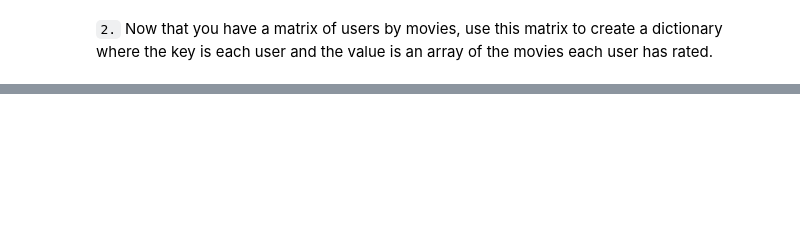
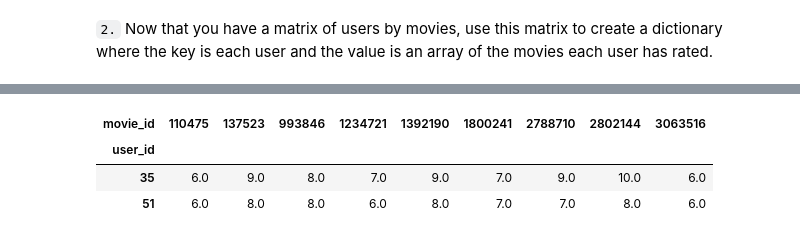
Before and after one commit to vpontello/DataScience_Nanodegree, a Jupyter notebook: 04_Experimental_Design_and_Recommendations/06_Recommendation_Engines/04_exercise_collaborative_filtering/collaborative_filtering.ipynb, the cells around one changed output, grey strips where cells are left out. Saved outputs shown, nothing was run; the diff lists cells and outputs as text; code cells hidden in the pictures; blank space fills up the shorter version.

```diff
--- a/04_Experimental_Design_and_Recommendations/06_Recommendation_Engines/04_exercise_collaborative_filtering/collaborative_filtering.ipynb
+++ b/04_Experimental_Design_and_Recommendations/06_Recommendation_Engines/04_exercise_collaborative_filtering/collaborative_filtering.ipynb
@@ -167,0 +307,7 @@ NameError: name 'movies_seen' is not defined
+# %%
+user_by_movie.loc[[35,51]].dropna(axis=1)
+# %% [output]
+| movie_id | 110475 | 137523 | 993846 | 1234721 | 1392190 | 1800241 | 2788710 | 2802144 | 3063516 |
+| user_id |  |  |  |  |  |  |  |  |  |
+| 35 | 6.0 | 9.0 | 8.0 | 7.0 | 9.0 | 7.0 | 9.0 | 10.0 | 6.0 |
+| 51 | 6.0 | 8.0 | 8.0 | 6.0 | 8.0 | 7.0 | 7.0 | 8.0 | 6.0 |
```
Also changed, not shown: parts of 22 cells of this notebook.
